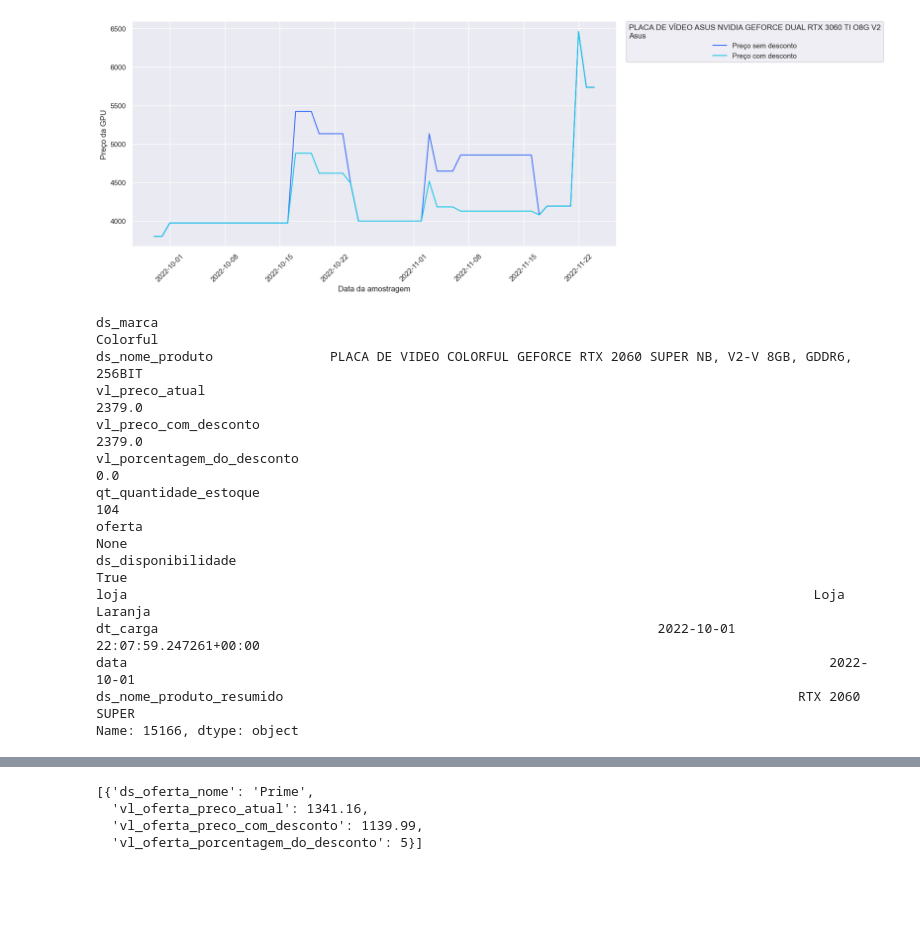
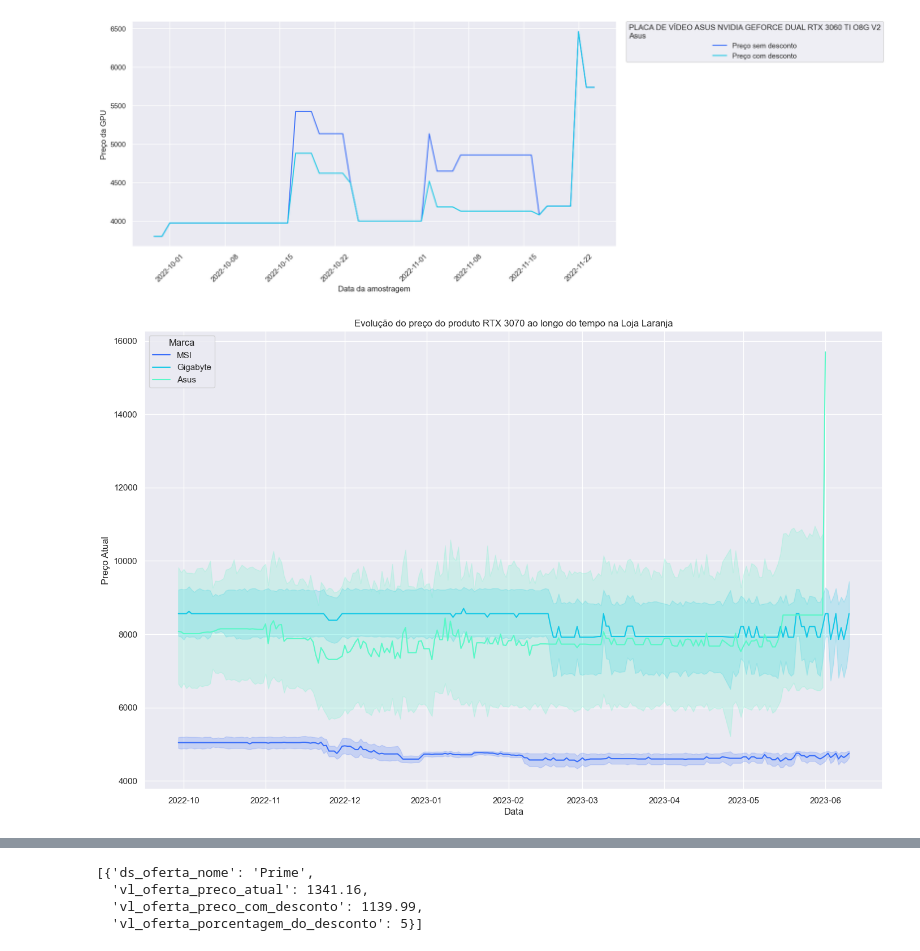
Before and after one commit to Ighus/ds_analysis_hardware_market, a Jupyter notebook: new_analysis.ipynb, the cells around one changed output, grey strips where cells are left out. Drawn from its saved outputs; the diff is of its cells as text; code cells hidden in the pictures; blank space fills up the shorter version.

```diff
--- a/new_analysis.ipynb
+++ b/new_analysis.ipynb
@@ -195,19 +224,35 @@ plt.xlabel("Data da amostragem")
 plt.legend(bbox_to_anchor=(1.02, 1),borderaxespad=0, title=f"{re.match('[^,]+', gpu_name).group(0)}\n{brand_name}");
 # %% [output]
 [figure]
-# %%
-df_gpu.query(""" ds_nome_produto_resumido == "RTX 2060 SUPER" and loja == "Loja Laranja" """).iloc[index]
-# %% [output]
-ds_marca                                                                                        Colorful
-ds_nome_produto               PLACA DE VIDEO COLORFUL GEFORCE RTX 2060 SUPER NB, V2-V 8GB, GDDR6, 256BIT
-vl_preco_atual                                                                                    2379.0
-vl_preco_com_desconto                                                                             2379.0
-vl_porcentagem_do_desconto                                                                           0.0
-qt_quantidade_estoque                                                                                104
-oferta                                                                                              None
-ds_disponibilidade                                                                                  True
-loja                                                                                        Loja Laranja
-dt_carga                                                                2022-10-01 22:07:59.247261+00:00
-data                                                                                          2022-10-01
-ds_nome_produto_resumido                                                                  RTX 2060 SUPER
-Name: 15166, dtype: object
+# %%
+def plot_price_evolution(df, product_name, store_name, brands=None):
+    # Filtrar o DataFrame para o produto e a loja específicos
+    df_product = df[(df['ds_nome_produto_resumido'] == product_name) & (df['loja'] == store_name)]
+
+    # Se nenhuma lista de marcas for fornecida, use todas as marcas únicas no DataFrame filtrado
+    if brands is None:
+        brands = df_product['ds_marca'].unique()
+
+    # Definir o tamanho da figura
+    plt.figure(figsize=(15, 10))
+
+    # Loop por cada marca única no DataFrame filtrado
+    for brand in brands:
+        # Filtrar para essa marca específica
+        df_brand = df_product[df_product['ds_marca'] == brand]
+        # Plotar os preços ao longo do tempo para essa marca
+        sns.lineplot(data=df_brand, x='data', y='vl_preco_atual', label=brand)
+
+    # Definir títulos e rótulos
+    plt.title(f'Evolução do preço do produto {product_name} ao longo do tempo na {store_name}')
+    plt.xlabel('Data')
+    plt.ylabel('Preço Atual')
+    plt.legend(title='Marca')
+
+    # Mostrar o gráfico
+    plt.show()
+
+# Exemplo de uso da função:
+plot_price_evolution(df, 'RTX 3070', 'Loja Laranja', ['MSI', 'Gigabyte', "Asus"])
+# %% [output]
+[figure, added]
```
Also changed, not shown: parts of 13 cells of this notebook.
